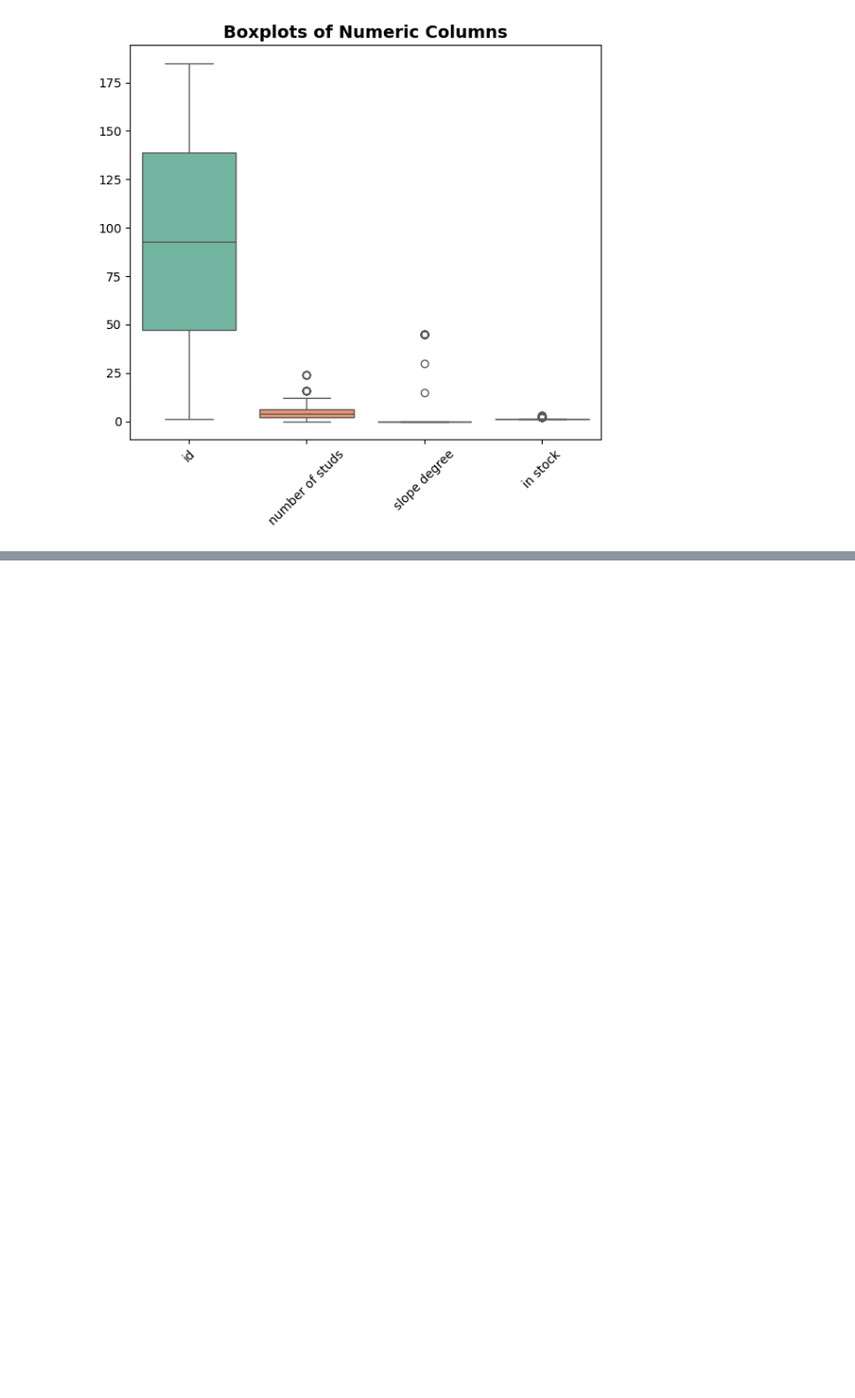
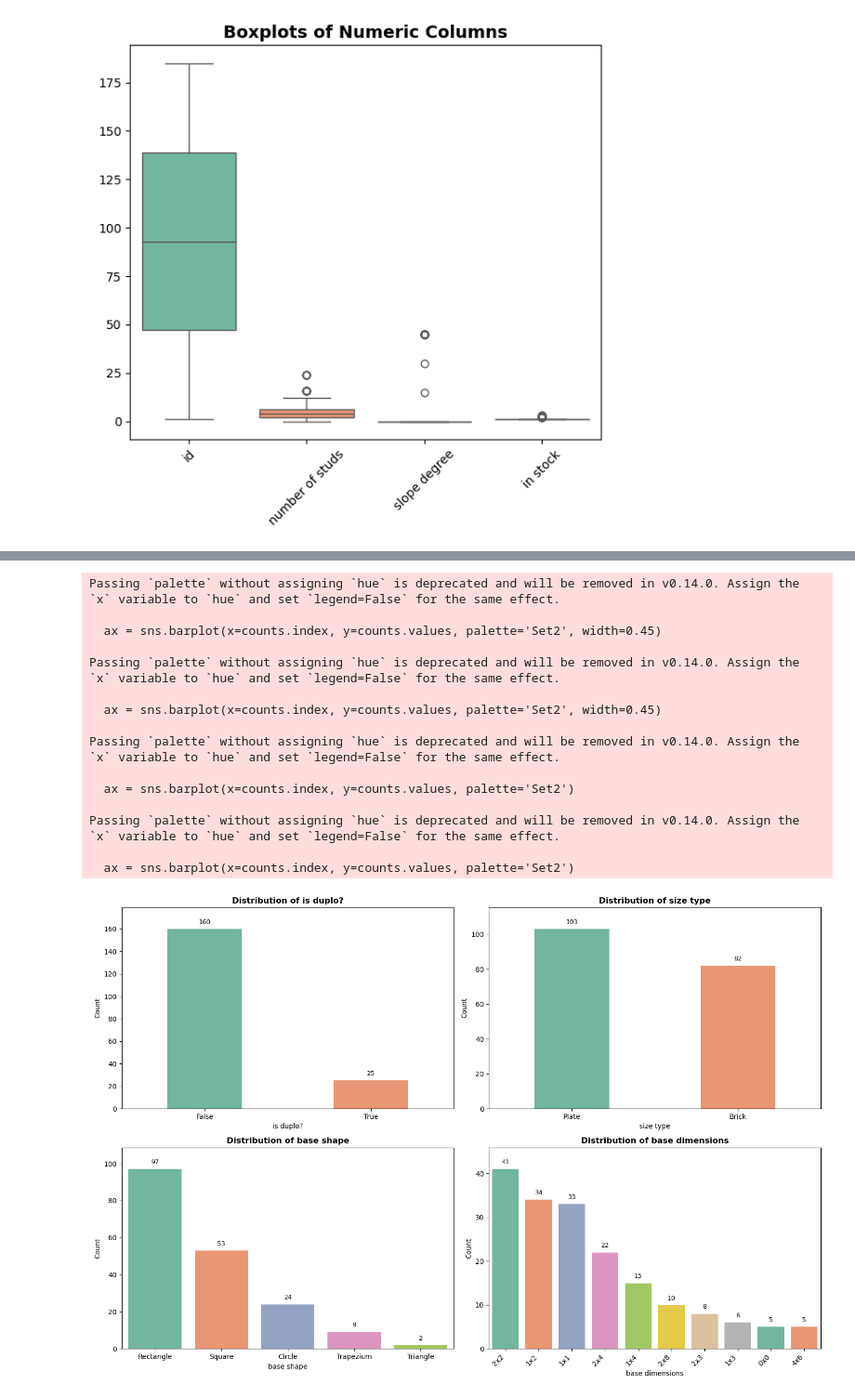
Before and after one commit to Titaniel3/ASDA_2025_Group_1_Portfolio_new, a Jupyter notebook: notebooks/week_03_group_1_notebook.ipynb, the cells around one changed output, grey strips where cells are left out. Shown at 93% size. Saved outputs shown, nothing was run; the diff lists cells and outputs as text; code cells hidden in the pictures; blank space fills up the shorter version.

```diff
--- a/notebooks/week_03_group_1_notebook.ipynb
+++ b/notebooks/week_03_group_1_notebook.ipynb
@@ -693,0 +685,62 @@ Passing `palette` without assigning `hue` is deprecated and will be removed in v
+# %%
+# ...existing code...
+
+# Plot distributions for specific categorical variables (keep these 2x2 subplots only)
+categorical_vars = ['is duplo?', 'size type', 'base shape', 'base dimensions']
+
+plt.figure(figsize=(15, 10))
+
+for i, col in enumerate(categorical_vars, 1):
+    if col not in df.columns:
+        continue
+
+    plt.subplot(2, 2, i)
+
+    counts = df[col].value_counts(dropna=True)
+    if col == 'base dimensions':
+        counts = counts.head(10)
+
+    # reduce bar width for binary / small-category columns
+    if col in ['is duplo?', 'size type']:
+        ax = sns.barplot(x=counts.index, y=counts.values, palette='Set2', width=0.45)
+    else:
+        ax = sns.barplot(x=counts.index, y=counts.values, palette='Set2')
+
+    plt.title(f'Distribution of {col}', fontsize=12, fontweight='bold')
+    plt.xlabel(col, fontsize=10)
+    plt.ylabel('Count', fontsize=10)
+
+    if col == 'base dimensions':
+        plt.xticks(rotation=45, ha='right')
+    else:
+        plt.xticks(rotation=0)
+
+    # set a little vertical margin and annotate counts
+    max_count = counts.max() if len(counts) > 0 else 1
+    ax.set_ylim(0, max_count * 1.12)
+    offset = max_count * 0.02
+
+    for j, v in enumerate(counts.values):
+        ax.text(j, v + offset, str(int(v)), ha='center', va='bottom', fontsize=9)
+
+plt.tight_layout()
+plt.show()
+
+# ...existing code...
+# %% [output]
+Passing `palette` without assigning `hue` is deprecated and will be removed in v0.14.0. Assign the `x` variable to `hue` and set `legend=False` for the same effect.
+
+  ax = sns.barplot(x=counts.index, y=counts.values, palette='Set2', width=0.45)
+
+Passing `palette` without assigning `hue` is deprecated and will be removed in v0.14.0. Assign the `x` variable to `hue` and set `legend=False` for the same effect.
+
+  ax = sns.barplot(x=counts.index, y=counts.values, palette='Set2', width=0.45)
+
+Passing `palette` without assigning `hue` is deprecated and will be removed in v0.14.0. Assign the `x` variable to `hue` and set `legend=False` for the same effect.
+
+  ax = sns.barplot(x=counts.index, y=counts.values, palette='Set2')
+
+Passing `palette` without assigning `hue` is deprecated and will be removed in v0.14.0. Assign the `x` variable to `hue` and set `legend=False` for the same effect.
+
+  ax = sns.barplot(x=counts.index, y=counts.values, palette='Set2')
+[figure, added]
```
Also changed, not shown: parts of 1 cell of this notebook, 4 other files.
